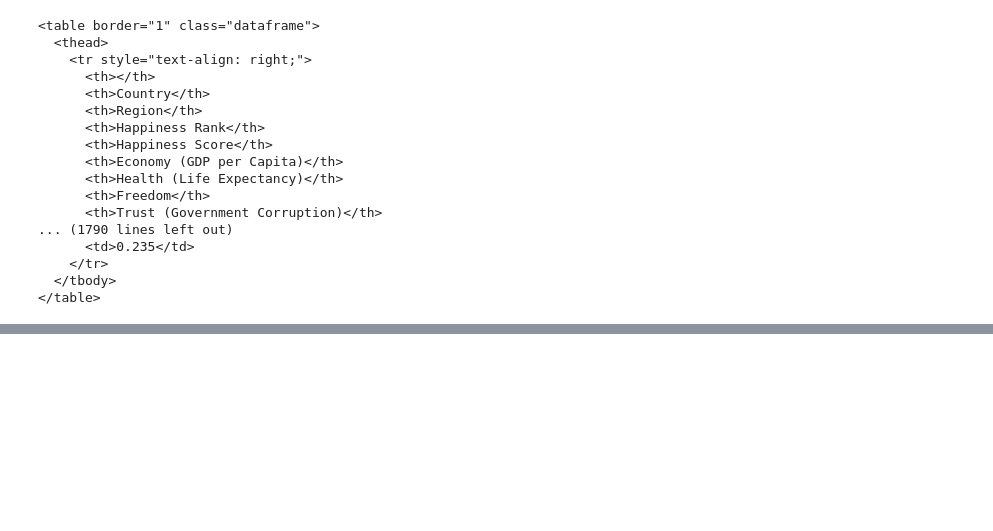
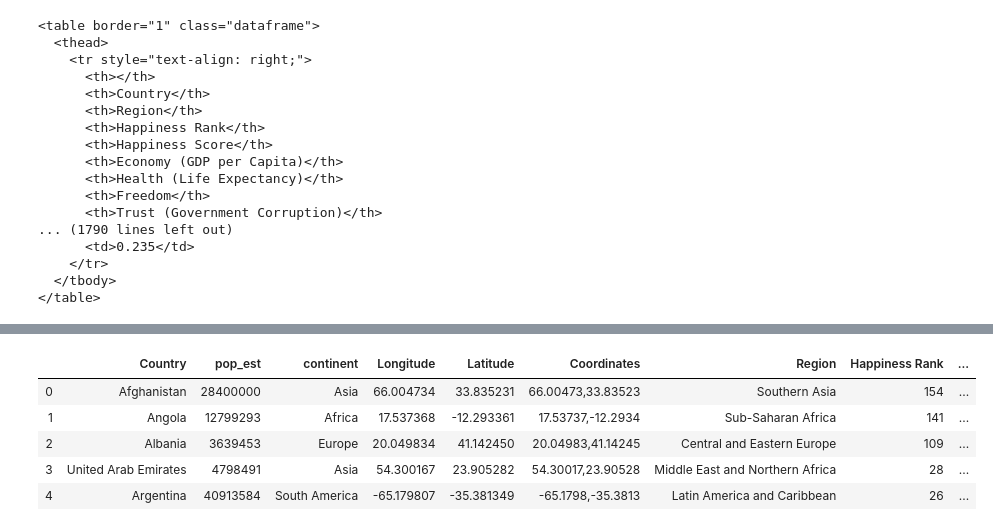
Before and after one commit to IsabelJamal95/project2-notepad, a Jupyter notebook: temp/data-clean.ipynb, the cells around one changed output, grey strips where cells are left out. Saved outputs shown, nothing was run; the diff lists cells and outputs as text; code cells hidden in the pictures; blank space fills up the shorter version.

```diff
--- a/temp/data-clean.ipynb
+++ b/temp/data-clean.ipynb
@@ -204,0 +218,10 @@ print(html2019)
+# %%
+df_coordinates_2016 = df_coordinates.merge(df_happiness_2016, on='Country')
+df_coordinates_2016.head()
+# %% [output]
+|  | Country | pop_est | continent | Longitude | Latitude | Coordinates | Region | Happiness Rank | ... |
+| 0 | Afghanistan | 28400000 | Asia | 66.004734 | 33.835231 | 66.00473,33.83523 | Southern Asia | 154 | ... |
+| 1 | Angola | 12799293 | Africa | 17.537368 | -12.293361 | 17.53737,-12.2934 | Sub-Saharan Africa | 141 | ... |
+| 2 | Albania | 3639453 | Europe | 20.049834 | 41.142450 | 20.04983,41.14245 | Central and Eastern Europe | 109 | ... |
+| 3 | United Arab Emirates | 4798491 | Asia | 54.300167 | 23.905282 | 54.30017,23.90528 | Middle East and Northern Africa | 28 | ... |
+| 4 | Argentina | 40913584 | South America | -65.179807 | -35.381349 | -65.1798,-35.3813 | Latin America and Caribbean | 26 | ... |
```
Also changed, not shown: parts of 18 cells of this notebook, 5 other files.
